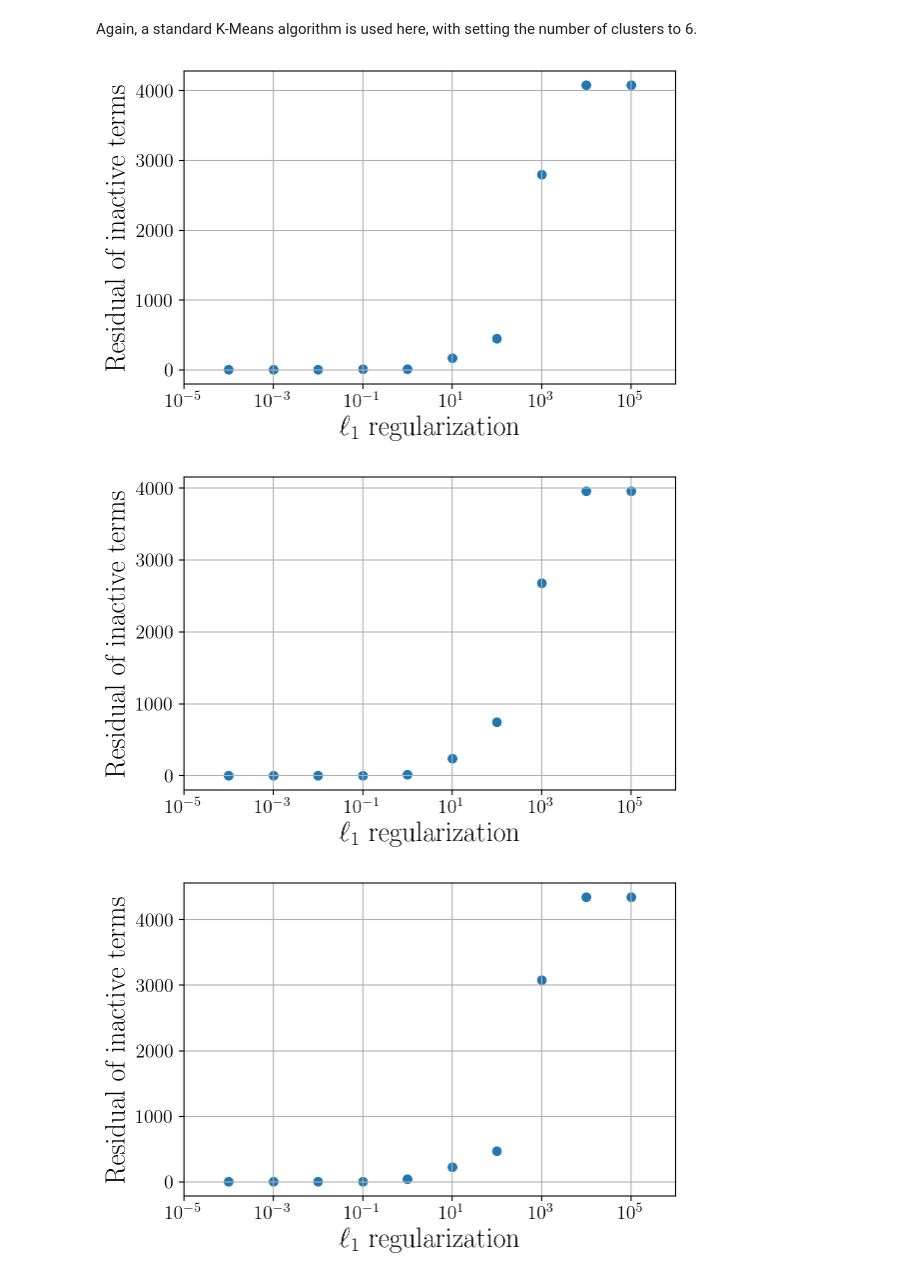
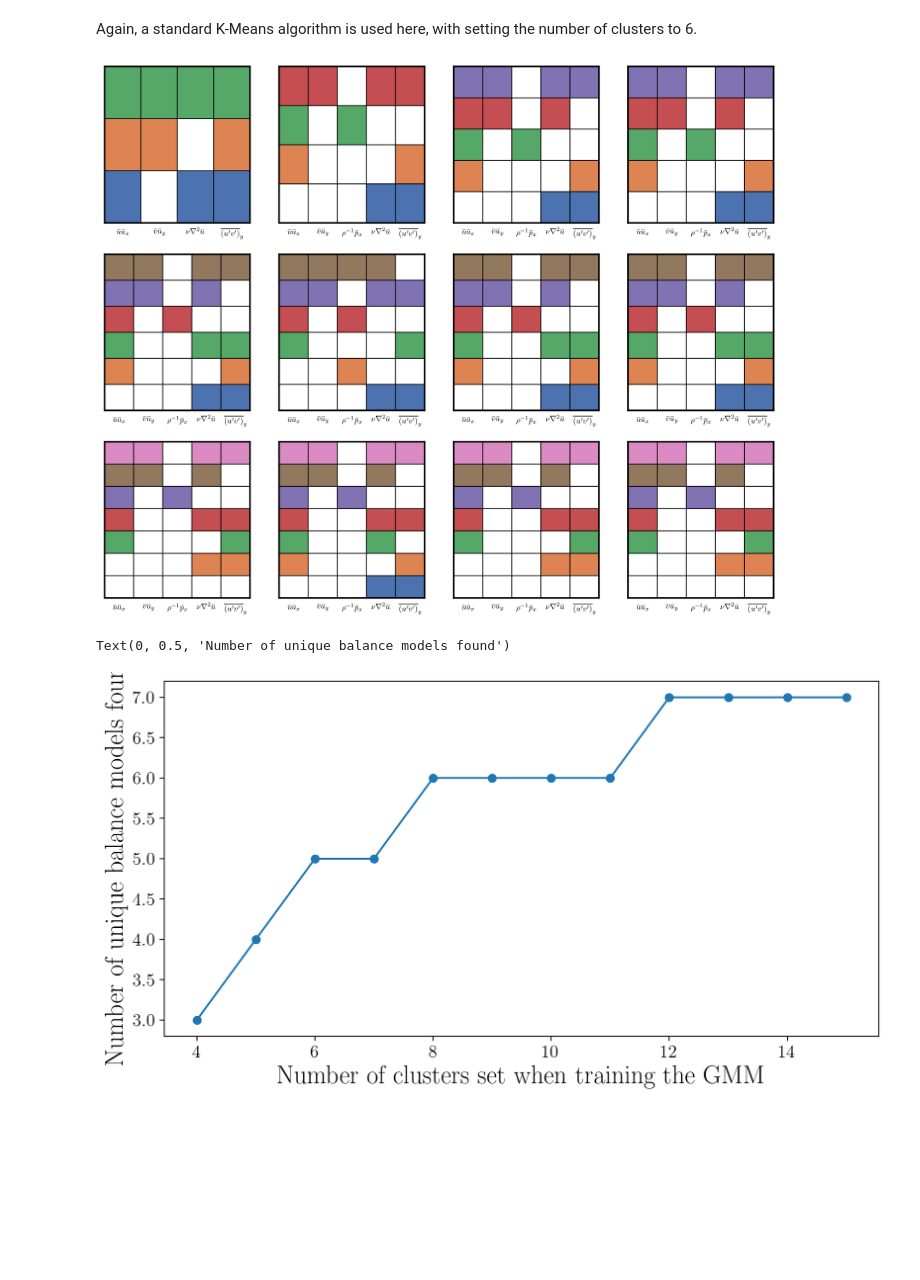
Before and after one commit to tbreitburd/Learning-Dominant-Physical-Processes-using-Unsupervised-Learning-Techniques-, a Jupyter notebook: Notebooks/Stability_Assessment.ipynb, the cells around one changed output. Saved outputs shown, nothing was run; the diff lists cells and outputs as text; code cells hidden in the pictures; blank space fills up the shorter version.

```diff
--- a/Notebooks/Stability_Assessment.ipynb
+++ b/Notebooks/Stability_Assessment.ipynb
@@ -174,22 +176,52 @@ Again, a standard K-Means algorithm is used here, with setting the number of clu
 # %%
 # Initialise a list of the number of dominant balance models found
 nmodels_list = []
 
 # Define a list of number of clusters to set
 n_clusters = [4, 5, 6, 7, 8, 9, 10, 11, 12, 13, 14, 15]
-alphas = [1e-4, 1e-3, 1e-2, 0.1, 1, 10, 100, 1e3, 1e4, 1e5]
+np.random.seed(75016)
 
 # Plot all found dominant balance regimes for each initial cluster number
-
+plt.figure(figsize=(15, 12))
 for n_cluster in n_clusters:
     # Get clusters for the current number of clusters
-    cluster_idx = sa.get_clusters(n_cluster, features)
+    cluster_idx = sa.get_clusters(n_cluster, features, 0.1)
 
-    # Get the residuals for the current number of clusters
-    err = sa.get_spca_residuals(alphas, n_cluster, cluster_idx, features, nfeatures)
+    alpha_opt = 10  # Optimal alpha value, in all cases the optimal alpha is 10
+    spca_model = sa.get_spca_active_terms(
+        alpha_opt, n_cluster, cluster_idx, features, nfeatures
+    )
 
-    pf.plot_spca_residuals(alphas, err)
+    (
+        balance_models,
+        model_index,
+        nmodels,
+        gridmap,
+        grid_labels,
+    ) = sa.get_unique_balance_models(spca_model)
+
+    nmodels_list.append(nmodels)
+
+    plt.subplot(3, 4, n_cluster - 3)
+    plt.pcolor(
+        gridmap, vmin=-0.5, vmax=cm.N - 0.5, cmap=cm, edgecolors="k", linewidth=1
+    )
+    plt.gca().set_xticks(np.arange(0.5, len(grid_labels) + 0.5))
+    plt.gca().set_xticklabels(grid_labels, fontsize=10)
+    plt.gca().set_yticklabels([])
+
+    for axis in ["top", "bottom", "left", "right"]:
+        plt.gca().spines[axis].set_linewidth(2)
+
+    plt.gca().tick_params(axis="both", width=0)
+
+plt.show()
+
+plt.figure(figsize=(10, 5))
+plt.plot(n_clusters, nmodels_list, "o-")
+plt.xlabel("Number of clusters set when training the GMM")
+plt.ylabel("Number of unique balance models found")
 # %% [output]
-[figure, old version]
+[figure, new version]
+Text(0, 0.5, 'Number of unique balance models found')
-[figure, old version]
+[figure, new version]
-[figure, removed]
```
Also changed, not shown: parts of 8 cells of this notebook.
